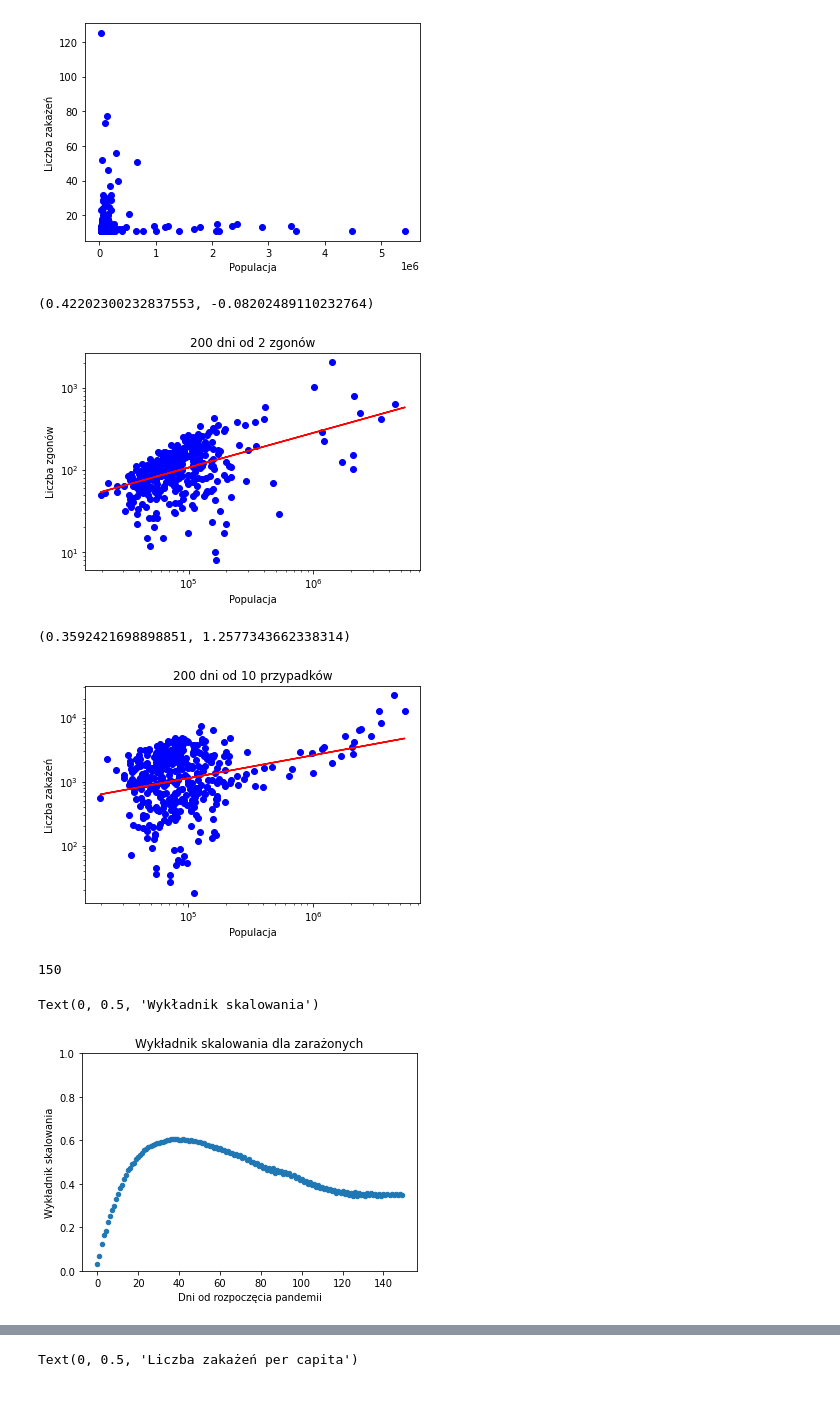
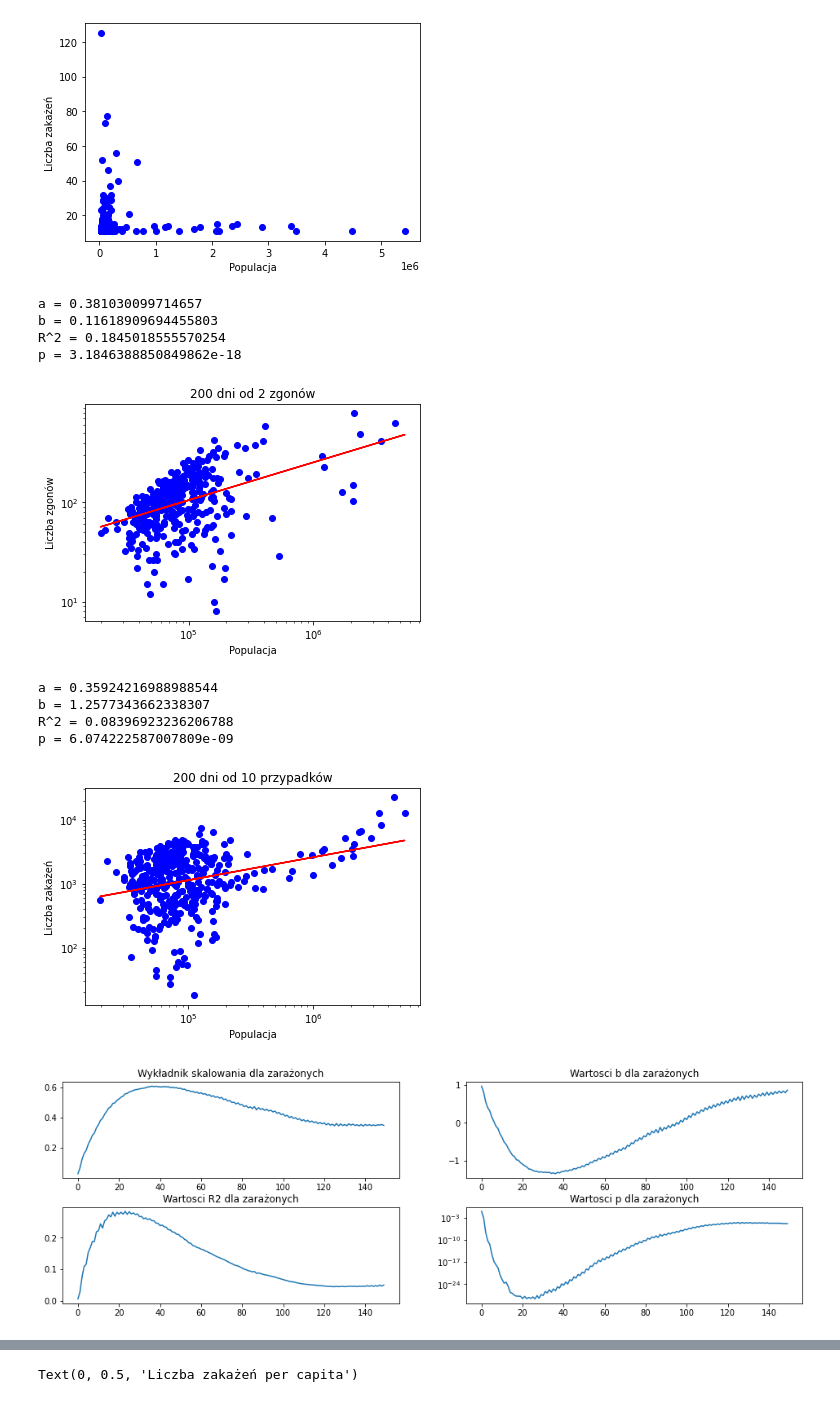
Before and after one commit to mis723/Analiza-COVID-w-Polsce, a Jupyter notebook: glownykod.ipynb, the cells around one changed output, grey strips where cells are left out. Cells and saved outputs as stored; diff of their text form; code cells hidden in the pictures.

```diff
--- a/glownykod.ipynb
+++ b/glownykod.ipynb
@@ -404,3 +310,13 @@ def fit_loglog(x, y):
 
     a, b = np.polyfit(xlog[~idx],ylog[~idx],1)
     return a
+# %%
+def fit_loglog_scipy(x, y):
+
+    idx = np.isnan(y)
+    xlog = np.log10(x)
+    ylog = np.log10(y)
+
+    slope, intercept, r_value, p_value, std_err = stats.linregress(xlog[~idx],ylog[~idx])
+
+    return slope, intercept, r_value, p_value
@@ -469,43 +423,79 @@ Text(0, 0.5, 'Liczba zakażeń')
 x = deaths.loc[deaths['pandemic_day'] == 200, 'population']
 y = deaths.loc[deaths['pandemic_day'] == 200, 'dead_total']
 
-fit_n_plot_loglog(x, y, "200 dni od 2 zgonów", "Liczba zgonów")
+a, b, r, p, std_err = fit_n_plot_loglog_scipy(x, y, "200 dni od 2 zgonów", "Liczba zgonów")
+print("a = "+str(a))
+print("b = "+str(b))
+print("R^2 = "+str(r*r))
+print("p = "+str(p))
 # %% [output]
-(0.42202300232837553, -0.08202489110232764)
+a = 0.381030099714657
+b = 0.11618909694455803
+R^2 = 0.1845018555570254
+p = 3.1846388850849862e-18
-[figure, old version]
+[figure, new version]
 # %%
 #264 dni z danych
 # do prezentacji
 x = infections.loc[infections['pandemic_day'] == 200, 'population']
 y = infections.loc[infections['pandemic_day'] == 200, 'infected_total']
 
-fit_n_plot_loglog(x, y, "200 dni od 10 przypadków", "Liczba zakażeń")
+#fit_n_plot_loglog(x, y, "200 dni od 10 przypadków", "Liczba zakażeń")
+a, b, r, p, std_err = fit_n_plot_loglog_scipy(x, y, "200 dni od 10 przypadków", "Liczba zakażeń")
+print("a = "+str(a))
+print("b = "+str(b))
+print("R^2 = "+str(r*r))
+print("p = "+str(p))
 # %% [output]
-(0.3592421698898851, 1.2577343662338314)
+a = 0.35924216988988544
+b = 1.2577343662338307
+R^2 = 0.08396923236206788
+p = 6.074222587007809e-09
 [figure]
 # %%
 #print_full(infections.loc[infections['district'] == "aleksandrowski"])
 # %%
 #
 days_num = 150
 wykladniki = []
+wartosci_R2 = []
+wartosci_p = []
+wartosci_b = []
 for i in range(days_num):
     x = infections.loc[infections['pandemic_day'] == i, 'population']
     y = infections.loc[infections['pandemic_day'] == i, 'infected_total']
-    a = fit_loglog(x, y)
+    #a = fit_loglog(x, y)
+    a, b, r, p = fit_loglog_scipy(x, y)
     wykladniki.append(a)
+    wartosci_b.append(b)
+    wartosci_R2.append(r*r)
+    wartosci_p.append(p)
 
-print(len(wykladniki))
+#print(len(wykladniki))
 
-plt.scatter(range(days_num), wykladniki, s=20)
-plt.ylim(0, 1)
-plt.title("Wykładnik skalowania dla zarażonych")
-plt.xlabel('Dni od rozpoczęcia pandemii')
-plt.ylabel("Wykładnik skalowania")
+fig, ax = plt.subplots(nrows=2, ncols=2, figsize=(18, 5))
+fig.subplots_adjust(left=0.2, hspace = 0.3)
+ax[0,0].plot(range(days_num), wykladniki, label='a')
+ax[0,0].title.set_text('Wykładnik skalowania dla zarażonych')
+ax[0,1].plot(range(days_num), wartosci_b, label='b')
+ax[0,1].title.set_text('Wartosci b dla zarażonych')
+ax[1,0].plot(range(days_num), wartosci_R2, label='R2')
+ax[1,0].title.set_text('Wartosci R2 dla zarażonych')
+
+ax[1,1].plot(range(days_num), wartosci_p, label='p')
+ax[1,1].title.set_text('Wartosci p dla zarażonych')
+ax[1,1].set_yscale("log")
+
+#print(wartosci_p)
+#plt.scatter(range(days_num), wykladniki, s=20)
+#plt.ylim(0, 1)
+# plt.title("Wykładnik skalowania dla zarażonych")
+# plt.xlabel('Dni od rozpoczęcia pandemii')
+# plt.ylabel("Wykładnik skalowania")
+#plt.scatter(range(days_num), wartosci_R2, s=20)
+#plt.scatter(range(days_num), wartosci_p, s=20)
 # %% [output]
-150
-Text(0, 0.5, 'Wykładnik skalowania')
-[figure, old version]
+[figure, new version]
 # %%
 #
 days_num = 150
```
Also changed, not shown: parts of 16 cells of this notebook, 1 other file.
